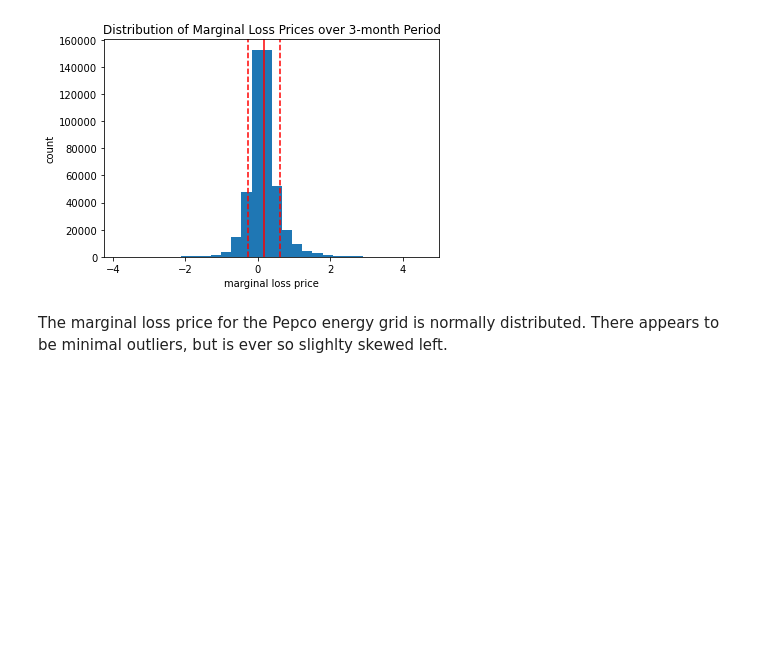
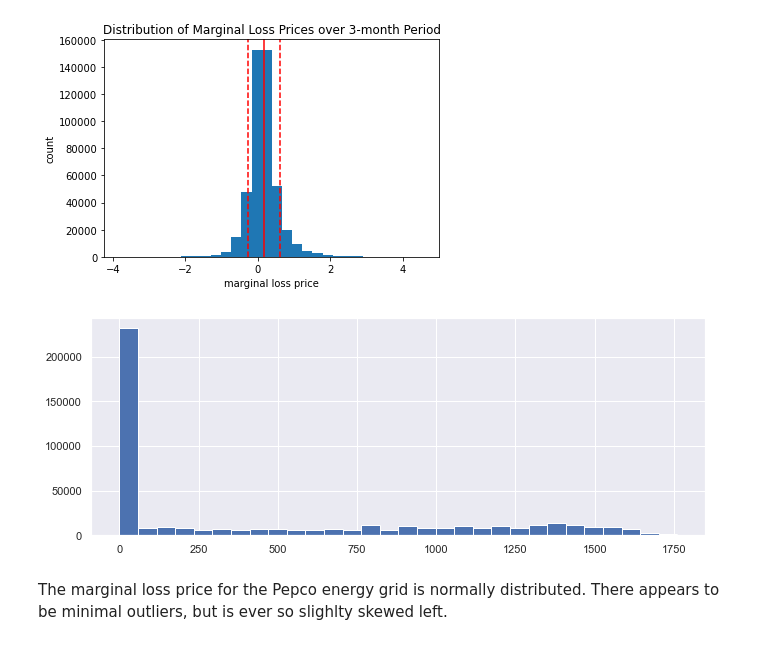
Before and after one commit to chiboi34/LMP, a Jupyter notebook: DEA.ipynb, the cells around one changed output. Cells and saved outputs as stored; diff of their text form; code cells hidden in the pictures; blank space fills up the shorter version.

```diff
--- a/DEA.ipynb
+++ b/DEA.ipynb
@@ -289,3 +290,8 @@ _ = plt.axvline(0.165758+ 0.437304, color='r', linestyle='--')
 _ = plt.axvline(0.165758- 0.437304, color='r', linestyle='--')
 # %% [output]
 [figure]
+# %%
+mw = solar['mw']
+_ = plt.hist(mw, bins=30)
+# %% [output]
+[figure, added]
```
Also changed, not shown: parts of 78 cells of this notebook.
